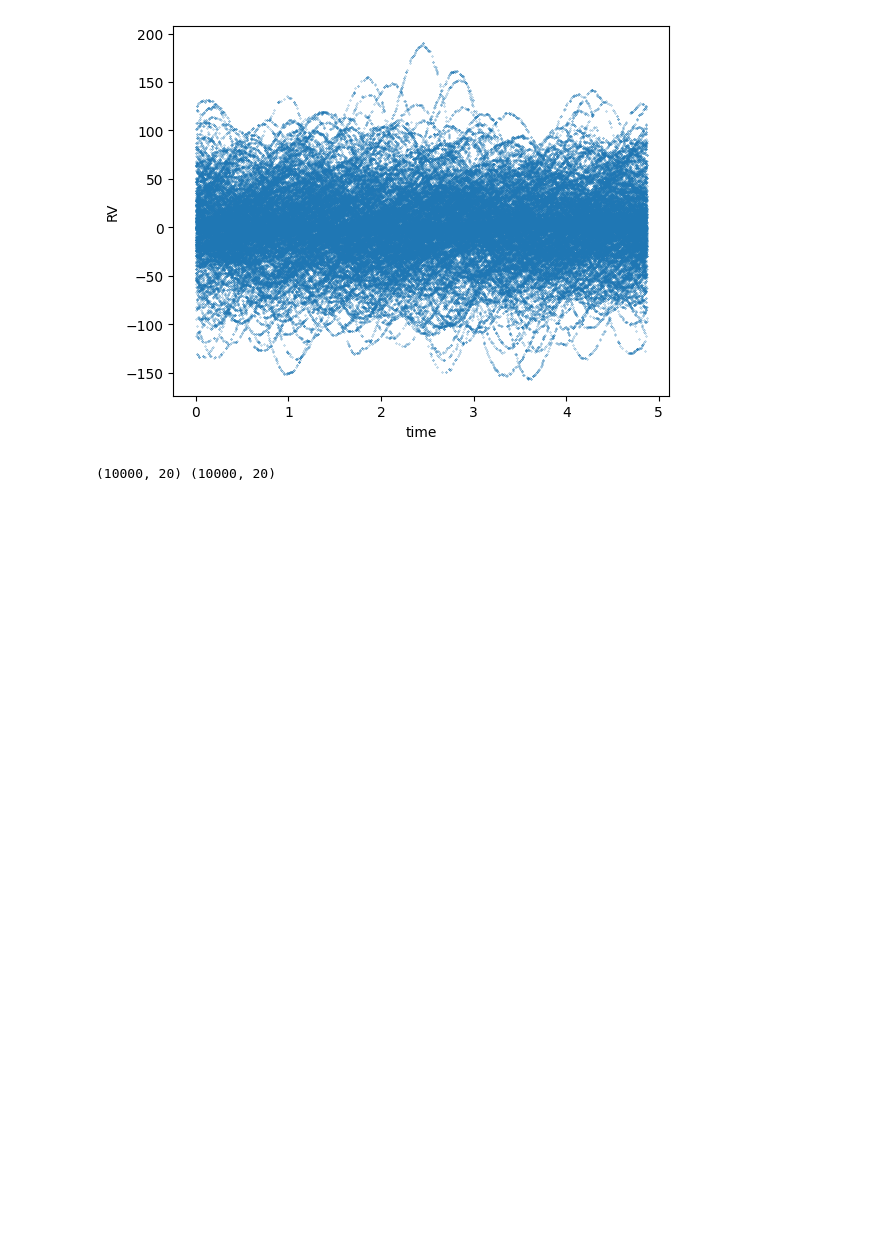
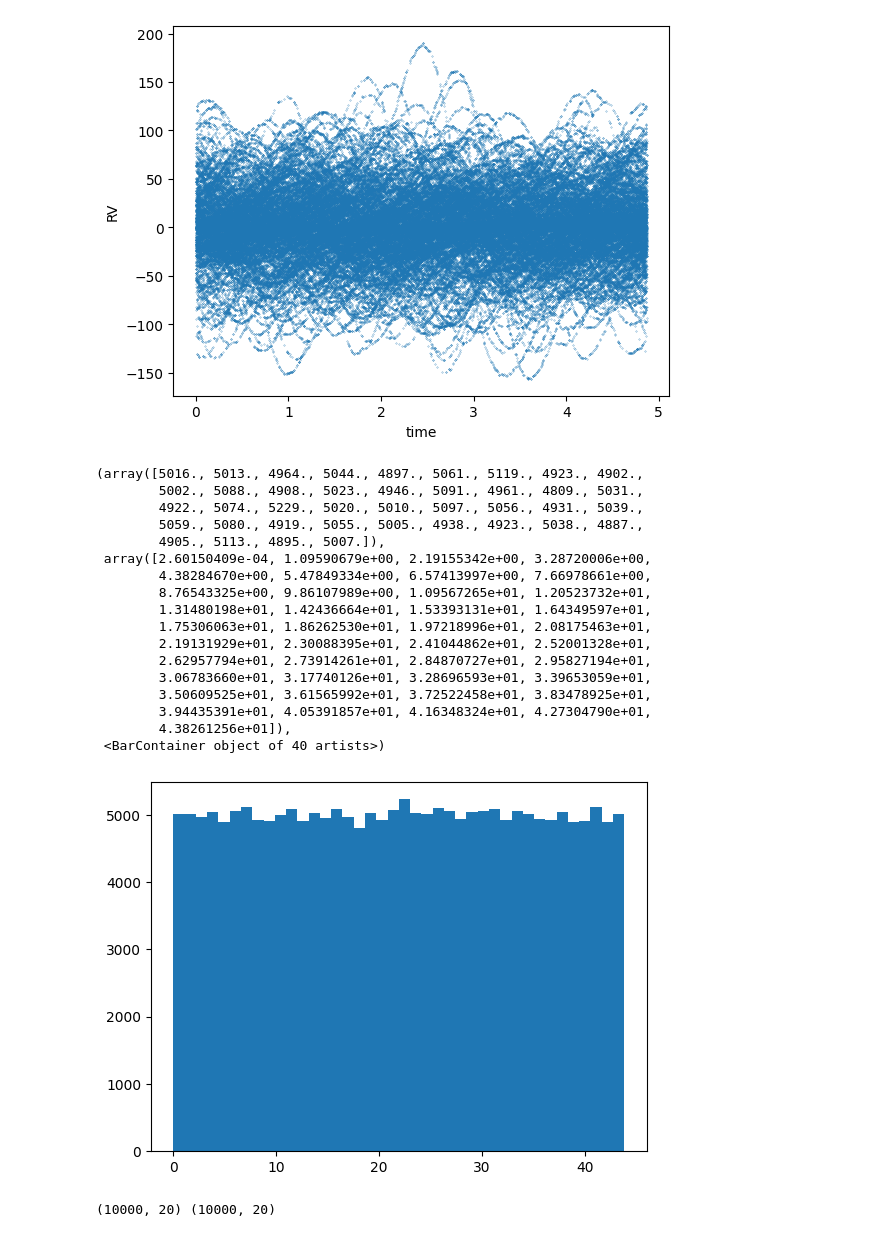
Before and after one commit to Yuska1509/NN_models_stars, a Jupyter notebook: data preprocessing.ipynb, the cells around one changed output. Saved outputs shown, nothing was run; the diff lists cells and outputs as text; code cells hidden in the pictures; blank space fills up the shorter version.

Commit message:
time changes

```diff
--- a/data preprocessing.ipynb
+++ b/data preprocessing.ipynb
@@ -78,6 +78,30 @@ plt.ylabel('RV')
 # %% [output]
 Text(0, 0.5, 'RV')
 [figure]
+# %%
+rotation_period = 4.8696
+random_naturals = np.random.randint(0, 9, size=times.shape)
+updated_times = times + rotation_period * random_naturals
+plt.hist(updated_times.flatten(), bins=40)
+# %% [output]
+(array([5016., 5013., 4964., 5044., 4897., 5061., 5119., 4923., 4902.,
+        5002., 5088., 4908., 5023., 4946., 5091., 4961., 4809., 5031.,
+        4922., 5074., 5229., 5020., 5010., 5097., 5056., 4931., 5039.,
+        5059., 5080., 4919., 5055., 5005., 4938., 4923., 5038., 4887.,
+        4905., 5113., 4895., 5007.]),
+ array([2.60150409e-04, 1.09590679e+00, 2.19155342e+00, 3.28720006e+00,
+        4.38284670e+00, 5.47849334e+00, 6.57413997e+00, 7.66978661e+00,
+        8.76543325e+00, 9.86107989e+00, 1.09567265e+01, 1.20523732e+01,
+        1.31480198e+01, 1.42436664e+01, 1.53393131e+01, 1.64349597e+01,
+        1.75306063e+01, 1.86262530e+01, 1.97218996e+01, 2.08175463e+01,
+        2.19131929e+01, 2.30088395e+01, 2.41044862e+01, 2.52001328e+01,
+        2.62957794e+01, 2.73914261e+01, 2.84870727e+01, 2.95827194e+01,
+        3.06783660e+01, 3.17740126e+01, 3.28696593e+01, 3.39653059e+01,
+        3.50609525e+01, 3.61565992e+01, 3.72522458e+01, 3.83478925e+01,
+        3.94435391e+01, 4.05391857e+01, 4.16348324e+01, 4.27304790e+01,
+        4.38261256e+01]),
+ <BarContainer object of 40 artists>)
+[figure, added]
 # %%
 rotation_period = 4.8696
 times_sin = np.sin(2 * np.pi / rotation_period * times)
```
